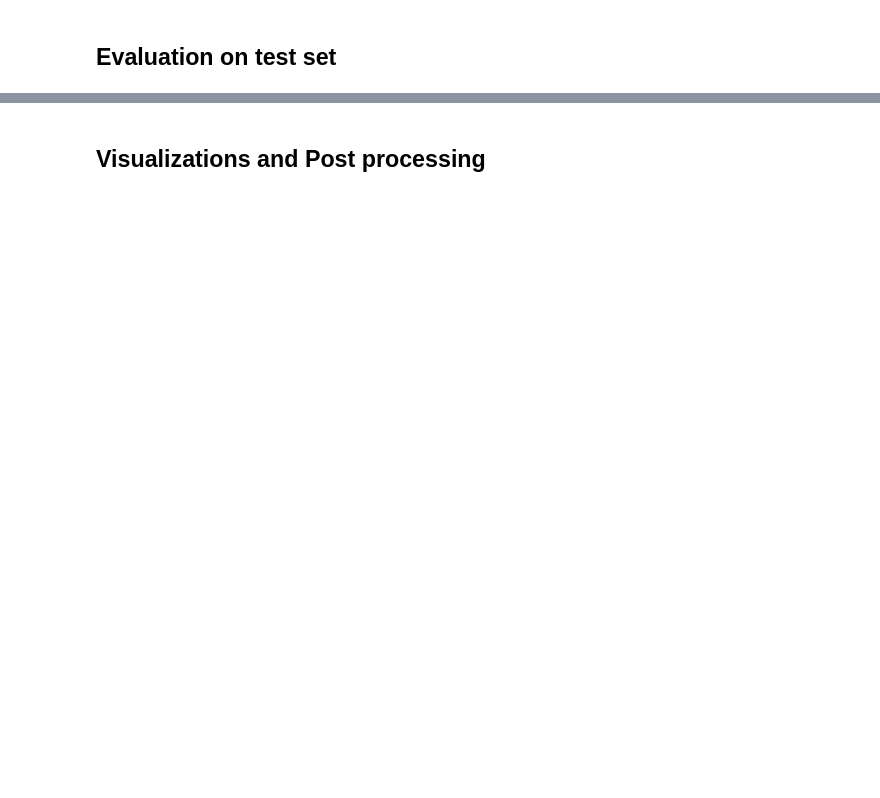
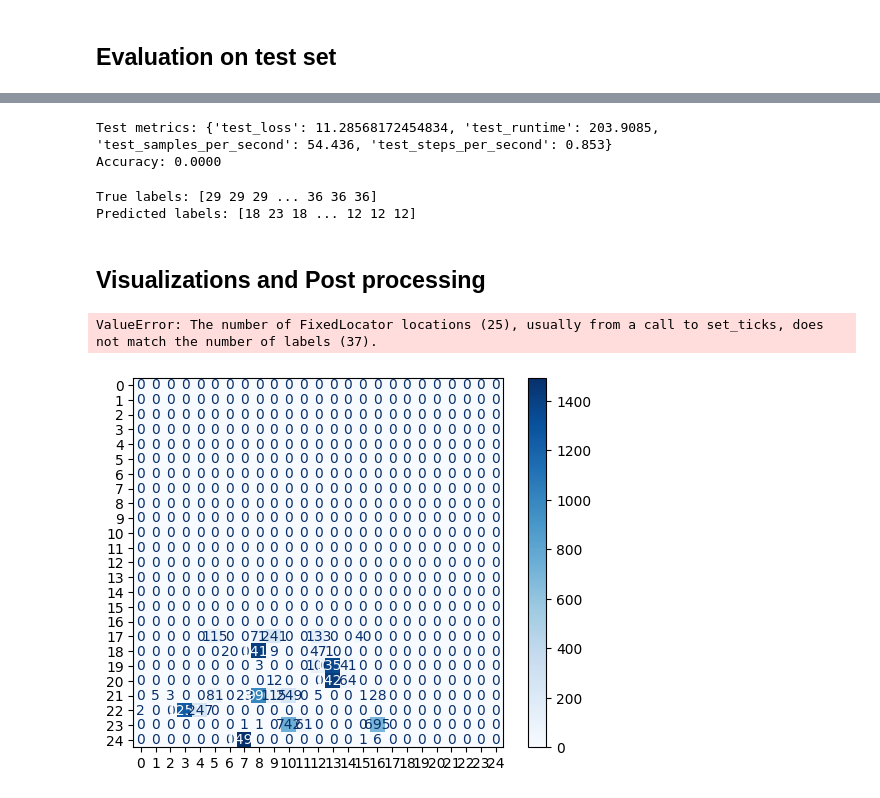
Before and after one commit to panoskorovesis/sign-language-image-detection, a Jupyter notebook: src/ViT/sign_language_gesture_ViT.ipynb, the cells around one changed output, grey strips where cells are left out. Saved outputs shown, nothing was run; the diff lists cells and outputs as text; code cells hidden in the pictures; blank space fills up the shorter version.

```diff
--- a/src/ViT/sign_language_gesture_ViT.ipynb
+++ b/src/ViT/sign_language_gesture_ViT.ipynb
@@ -346,19 +411,48 @@ print(outputs.metrics)
+# %%
+from sklearn.metrics import accuracy_score
+
+# Get predictions and true labels
+y_true = outputs.label_ids
+y_pred = outputs.predictions.argmax(axis=-1)  # Ensure this is done on the correct axis
+
+# Calculate accuracy
+accuracy = accuracy_score(y_true, y_pred)
+
+# Print all metrics including accuracy
+print("Test metrics:", outputs.metrics)
+print(f"Accuracy: {accuracy:.4f}")
+# %% [output]
+Test metrics: {'test_loss': 11.28568172454834, 'test_runtime': 203.9085, 'test_samples_per_second': 54.436, 'test_steps_per_second': 0.853}
+Accuracy: 0.0000
+# %%
+print("True labels:", y_true)
+print("Predicted labels:", y_pred)
+# %% [output]
+True labels: [29 29 29 ... 36 36 36]
+Predicted labels: [18 23 18 ... 12 12 12]
 # %% [markdown]
 ## Visualizations and Post processing
 # %%
 from sklearn.metrics import confusion_matrix, ConfusionMatrixDisplay
+import matplotlib.pyplot as plt
 
 # Get predictions and true labels
 y_true = outputs.label_ids
 y_pred = outputs.predictions.argmax(1)
 
-# Get label names
+# Get label names (Ensure that the label names match the number of classes)
 labels = train_ds.features["label"].names
 
-# Compute confusion matrix
-cm = confusion_matrix(y_true, y_pred)
+# Get the unique classes in the true and predicted labels
+unique_labels = sorted(set(y_true) | set(y_pred))
+
+# Update confusion matrix to use the correct number of classes
+cm = confusion_matrix(y_true, y_pred, labels=unique_labels)
 
 # Display confusion matrix
-disp = ConfusionMatrixDisplay(confusion_matrix=cm, display_labels=labels)
+disp = ConfusionMatrixDisplay(confusion_matrix=cm, display_labels=[labels[i] for i in unique_labels])
 disp.plot(cmap='Blues')
 plt.show()
+# %% [output]
+ValueError: The number of FixedLocator locations (25), usually from a call to set_ticks, does not match the number of labels (37).
+[figure, added]
```
Also changed, not shown: parts of 20 cells of this notebook, 1 other file.
